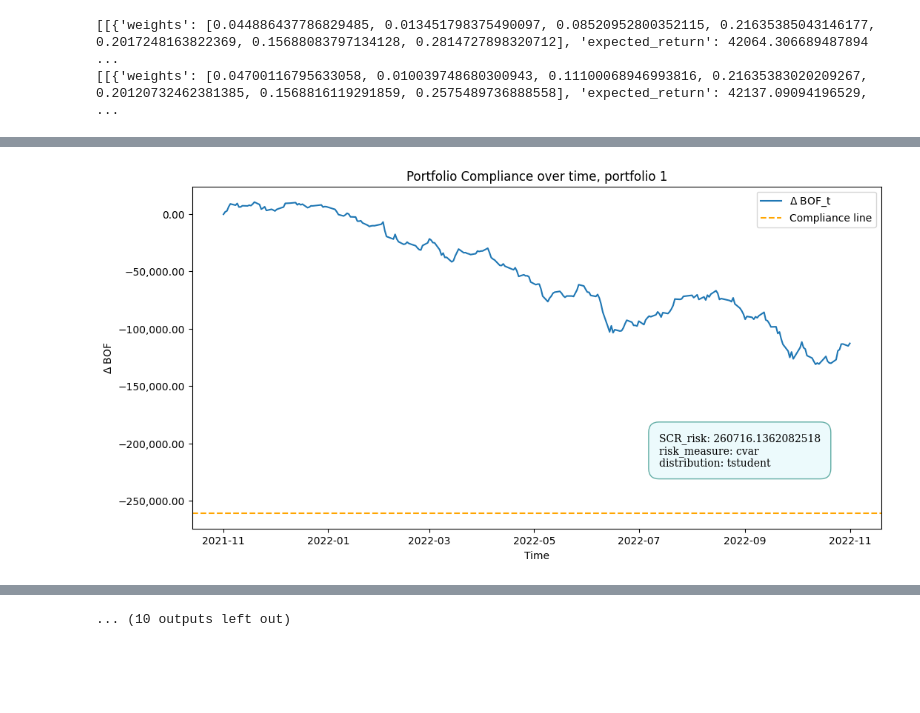
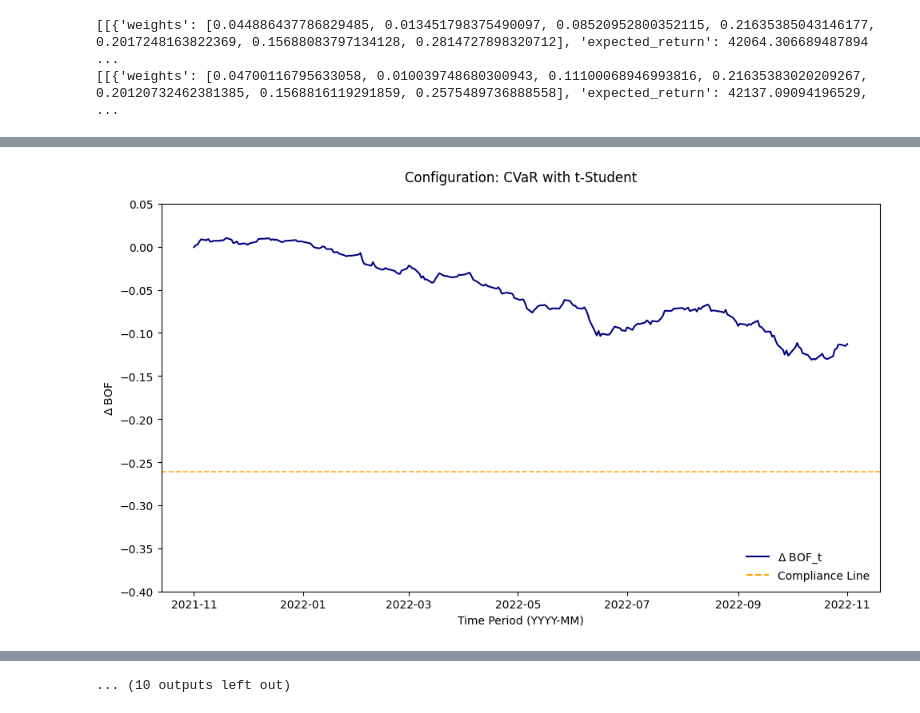
Before and after one commit to nickaskari/portfolio-opt-insurance, a Jupyter notebook: optimization/visualization/compliance_plots.ipynb, the cells around one changed output, grey strips where cells are left out. Saved outputs shown, nothing was run; the diff lists cells and outputs as text; code cells hidden in the pictures; blank space fills up the shorter version.

Commit message:
new plots

```diff
--- a/optimization/visualization/compliance_plots.ipynb
+++ b/optimization/visualization/compliance_plots.ipynb
@@ -12,6 +18,8 @@ You can choose between plotting average portfolio in each portfolio, or all of t
 # %%
 df = pd.read_csv('../../data/final_daily_returns_asset_classes.csv', index_col=0)
 df.index = pd.to_datetime(df.index)
+# %%
+frac_liabilities = float(os.getenv('FRAC_LIABILITIES'))
 # %%
 def load_pareto_fronts(json_file):
     with open(json_file, 'r') as file:
@@ -100,7 +108,7 @@ for pareto_front in pareto_fronts:
         filtered_df = df[(df.index >= str(start_date)) & (df.index <= str(end_date))]
 
         assets_0 = 1000000
-        liabilities_0 = assets_0 * 0.7
+        liabilities_0 = assets_0 * frac_liabilities
 
         # Loop over each day in the filtered period
         for current_date in filtered_df.index:
@@ -119,6 +127,9 @@ for pareto_front in pareto_fronts:
             # Calculate BOF change
             change_in_bof = (cumulative_portfolio_return * assets_0) - (cumulative_liability_growth * liabilities_0)
 
+            # Making into percentage
+            change_in_bof = change_in_bof / 1000000
+
             # Append BOF change for each day
             bof_changes.append({
                 "time": current_date,
@@ -128,34 +139,74 @@ for pareto_front in pareto_fronts:
 
         # Convert to DataFrame for easy visualization
         bof_changes_df = pd.DataFrame(bof_changes)
+
         # Plot BOF changes over time
-        plt.figure(figsize=(12, 6))
+        plt.figure(figsize=(10, 6))
         plt.plot(
             bof_changes_df["time"],
             bof_changes_df["final_bof"],
-            label=r"$\Delta$ BOF_t"
+            color="navy", linewidth=1.5, label=r"$\Delta$ BOF_t"
         )
 
-        #plt.axhline(initial_bof, color="red", linestyle="--", label="Initial BOF")
+        # Add the compliance line
+        compliance = -portfolio['SCR_risk'] / 1000000
+        print("Compliance =", compliance)
+        plt.axhline(compliance, color="orange", linestyle="--", linewidth=1.2, alpha=0.9, label="Compliance Line")
+
+        # Set y-axis limits and format
+        plt.ylim(-0.4, 0.05)
+        plt.gca().yaxis.set_major_formatter(mticker.StrMethodFormatter('{x:,.2f}'))
+
+        # Add a styled informational box
+
         info_text = "\n".join([f"{key}: {value}" for key, value in portfolio.items() if key not in ["weights", "expected_return", "period"]])
+        '''
+        plt.gcf().text(
+            0.8, 0.75, info_text, fontsize=10, fontfamily='serif',
+            bbox=dict(
+                facecolor='white', edgecolor='black', boxstyle='round,pad=0.5', alpha=0.8
+            )
+                )'''
 
-        compliance = -portfolio['SCR_risk']
-        print("Compliance", compliance)
-        plt.axhline(compliance, color="orange", linestyle="--", label="Compliance line")
+        risk_measure_mapping = {
+            "var": "VaR",
+            "cvar": "CVaR"
+        }
 
-        plt.gca().yaxis.set_major_formatter(mticker.StrMethodFormatter('{x:,.2f}'))
-        # Add a styled informational box with improved aesthetics
-        plt.gcf().text(
-            0.65, 0.25, info_text, fontsize=10, fontfamily='serif',
-            bbox=dict(
-                facecolor='#e0f7fa', edgecolor='#00796b', boxstyle='round,pad=1.0', alpha=0.6
-            )
+        distribution_mapping = {
+            "normal": "Gaussian",
+            "tstudent": "t-Student"
+        }
+
+        # Populate the info dictionary with formatted values
+        info = {
+            "Risk Measure": risk_measure_mapping.get(portfolio["risk_measure"].lower(), portfolio["risk_measure"]),
+            "Distribution": distribution_mapping.get(portfolio["distribution"].lower(), portfolio["distribution"])
+        }
+
+        info_legend_text = "\n".join([f"{key}: {value}" for key, value in info.items()])
+
+
+        plt.legend(
+        handles=[
+            plt.Line2D([], [], color='navy', label=r"$\Delta$ BOF_t"),
+            plt.Line2D([], [], color='orange', linestyle="--", label="Compliance Line"),
+        ],
+        loc='lower right', frameon=False, fontsize=10
         )
 
-        plt.title(f"Portfolio Compliance over time, portfolio {i}")
-        plt.xlabel("Time")
+        title_text = f"Configuration: {info['Risk Measure']} with {info['Distribution']}"
+
+        # Set the title
+        plt.title(title_text, pad=20)
+        plt.xlabel("Time Period (YYYY-MM)")
         plt.ylabel(r"$\Delta$ BOF")
-        plt.legend()
+
+        # Move legend inside the plot
+        #plt.legend(loc='lower right', frameon=False)
+
+        # Ensure layout fits well
+        plt.tight_layout()
         plt.show()
 # %% [output]
 --------------NEW PARETO FRONT--------------
@@ -163,2 +214,2 @@ Compliance -260716.1362082518
-[figure, old version]
+[figure, new version]
 --------------NEW PARETO FRONT--------------
```
Also changed, not shown: parts of 2 cells of this notebook, 5 other files.
